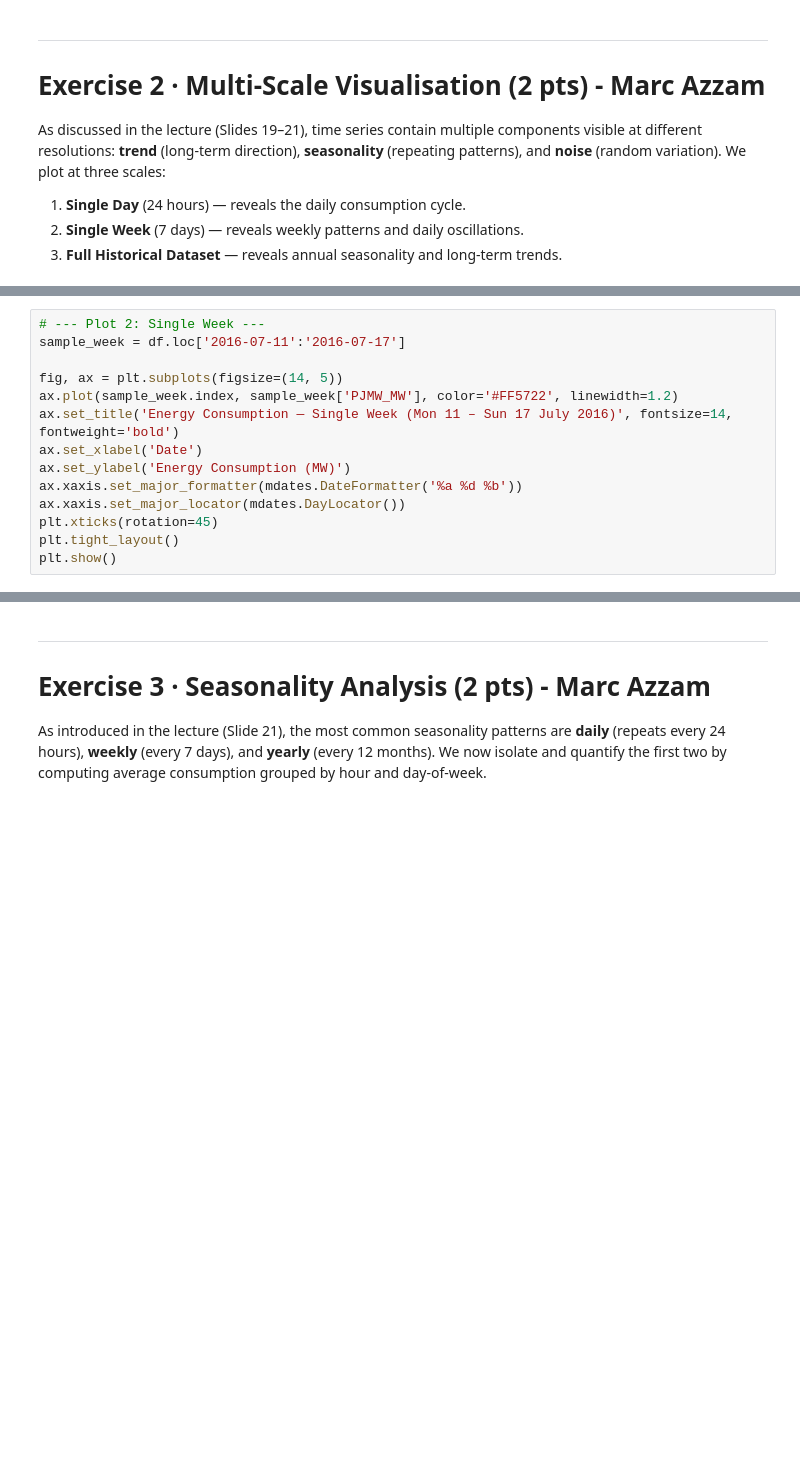
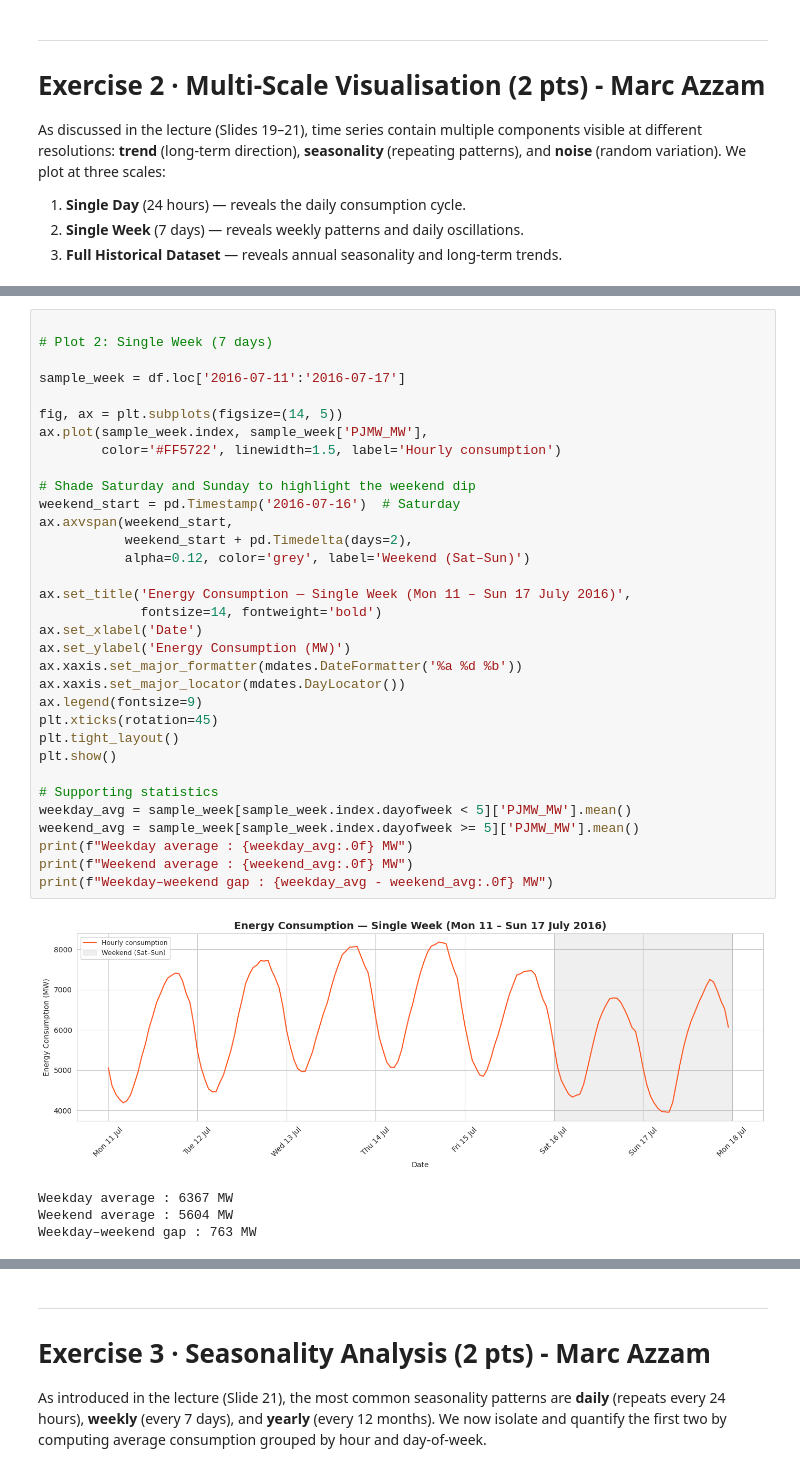
Before and after one commit to markshanehaines-ZIG/timeseries-group5, a Jupyter notebook: notebooks/MAICEN_1125_M5_U1_Group_5_Assignment.ipynb, the cells around one changed output, grey strips where cells are left out. Drawn from its saved outputs; the diff is of its cells as text; blank space fills up the shorter version.

```diff
--- a/notebooks/MAICEN_1125_M5_U1_Group_5_Assignment.ipynb
+++ b/notebooks/MAICEN_1125_M5_U1_Group_5_Assignment.ipynb
@@ -204,14 +277,38 @@ plt.show()
 # %%
-# --- Plot 2: Single Week ---
+
+# Plot 2: Single Week (7 days)
+
 sample_week = df.loc['2016-07-11':'2016-07-17']
 
 fig, ax = plt.subplots(figsize=(14, 5))
-ax.plot(sample_week.index, sample_week['PJMW_MW'], color='#FF5722', linewidth=1.2)
-ax.set_title('Energy Consumption — Single Week (Mon 11 – Sun 17 July 2016)', fontsize=14, fontweight='bold')
+ax.plot(sample_week.index, sample_week['PJMW_MW'],
+        color='#FF5722', linewidth=1.5, label='Hourly consumption')
+
+# Shade Saturday and Sunday to highlight the weekend dip
+weekend_start = pd.Timestamp('2016-07-16')  # Saturday
+ax.axvspan(weekend_start,
+           weekend_start + pd.Timedelta(days=2),
+           alpha=0.12, color='grey', label='Weekend (Sat–Sun)')
+
+ax.set_title('Energy Consumption — Single Week (Mon 11 – Sun 17 July 2016)',
+             fontsize=14, fontweight='bold')
 ax.set_xlabel('Date')
 ax.set_ylabel('Energy Consumption (MW)')
 ax.xaxis.set_major_formatter(mdates.DateFormatter('%a %d %b'))
 ax.xaxis.set_major_locator(mdates.DayLocator())
+ax.legend(fontsize=9)
 plt.xticks(rotation=45)
 plt.tight_layout()
 plt.show()
+
+# Supporting statistics
+weekday_avg = sample_week[sample_week.index.dayofweek < 5]['PJMW_MW'].mean()
+weekend_avg = sample_week[sample_week.index.dayofweek >= 5]['PJMW_MW'].mean()
+print(f"Weekday average : {weekday_avg:.0f} MW")
+print(f"Weekend average : {weekend_avg:.0f} MW")
+print(f"Weekday–weekend gap : {weekday_avg - weekend_avg:.0f} MW")
+# %% [output]
+[figure, added]
+Weekday average : 6367 MW
+Weekend average : 5604 MW
+Weekday–weekend gap : 763 MW
```
Also changed, not shown: parts of 78 cells of this notebook.
